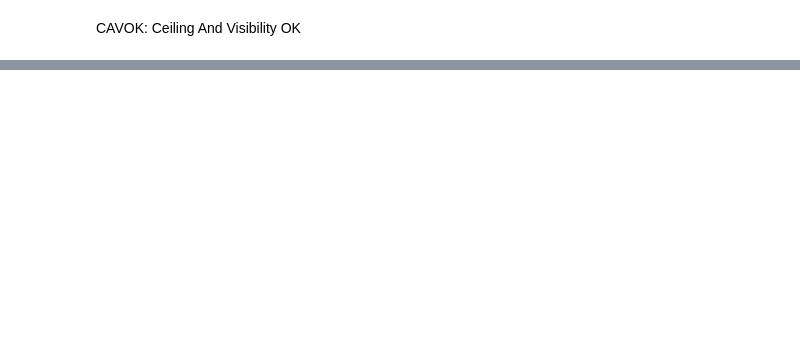
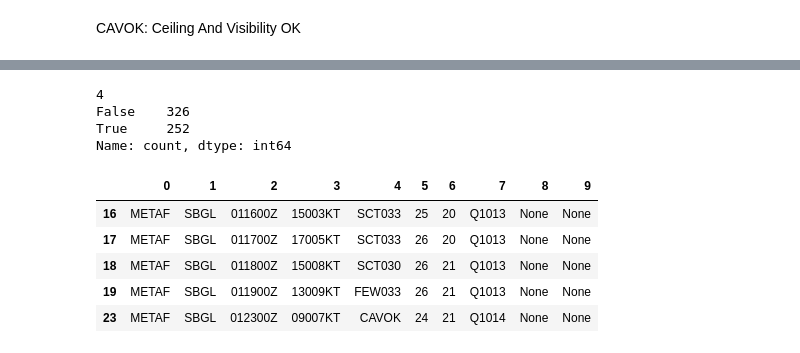
Before and after one commit to luizamfsantos/ELDT-Prediction-Model, a Jupyter notebook: src/preprocessamento_de_dados/exploracao_dados.ipynb, the cells around one changed output, grey strips where cells are left out. Cells and saved outputs as stored; diff of their text form; code cells hidden in the pictures; blank space fills up the shorter version.

```diff
--- a/src/preprocessamento_de_dados/exploracao_dados.ipynb
+++ b/src/preprocessamento_de_dados/exploracao_dados.ipynb
@@ -275,0 +263,6 @@ metaf_june_2022_SBGL[metaf_june_2022_SBGL["metaf"].isin(unique_metaf_monday[:5])
+# %%
+# in column metaf remove 9999
+metaf_june_2022_SBGL["metaf"] = metaf_june_2022_SBGL["metaf"].str.replace(" 9999", "")
+# %%
+from limpeza_dados import clean_metaf
+metaf_june_2022_SBGL["metaf"]=clean_metaf(metaf_june_2022_SBGL["metaf"])
@@ -275,0 +303,4 @@ metaf_june_2022_SBGL[metaf_june_2022_SBGL["metaf"].isin(unique_metaf_monday[:5])
+# %%
+# string into multiple columns
+# columns = ["report", "station", "dt_origin", "wind", "visibility", "weather", "clouds","temperature", "dew_point","altimeter (hPA)"]
+new_columns = metaf_june_2022_SBGL["metaf"].str.split(",", expand=True)
@@ -275,0 +339,19 @@ metaf_june_2022_SBGL[metaf_june_2022_SBGL["metaf"].isin(unique_metaf_monday[:5])
+# %%
+multiples_of_1000 = np.arange(1000, 10000, 1000)
+multiples_of_1000 = multiples_of_1000.astype(str)
+# %%
+new_columns[4].isin(multiples_of_1000).value_counts()
+# %% [output]
+4
+False    326
+True     252
+Name: count, dtype: int64
+# %%
+new_columns[~new_columns[4].isin(multiples_of_1000)].head()
+# %% [output]
+|  | 0 | 1 | 2 | 3 | 4 | 5 | 6 | 7 | 8 | 9 |
+| 16 | METAF | SBGL | 011600Z | 15003KT | SCT033 | 25 | 20 | Q1013 | None | None |
+| 17 | METAF | SBGL | 011700Z | 17005KT | SCT033 | 26 | 20 | Q1013 | None | None |
+| 18 | METAF | SBGL | 011800Z | 15008KT | SCT030 | 26 | 21 | Q1013 | None | None |
+| 19 | METAF | SBGL | 011900Z | 13009KT | FEW033 | 26 | 21 | Q1013 | None | None |
+| 23 | METAF | SBGL | 012300Z | 09007KT | CAVOK | 24 | 21 | Q1014 | None | None |
```
Also changed, not shown: parts of 18 cells of this notebook.
